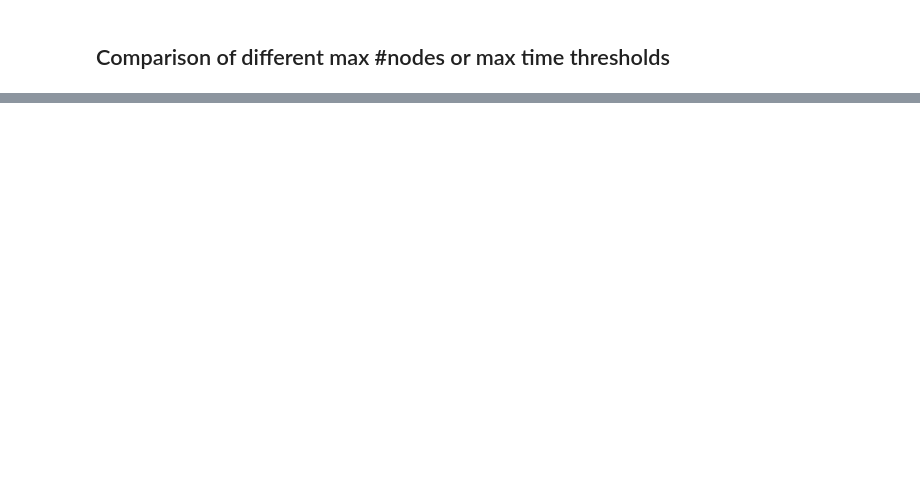
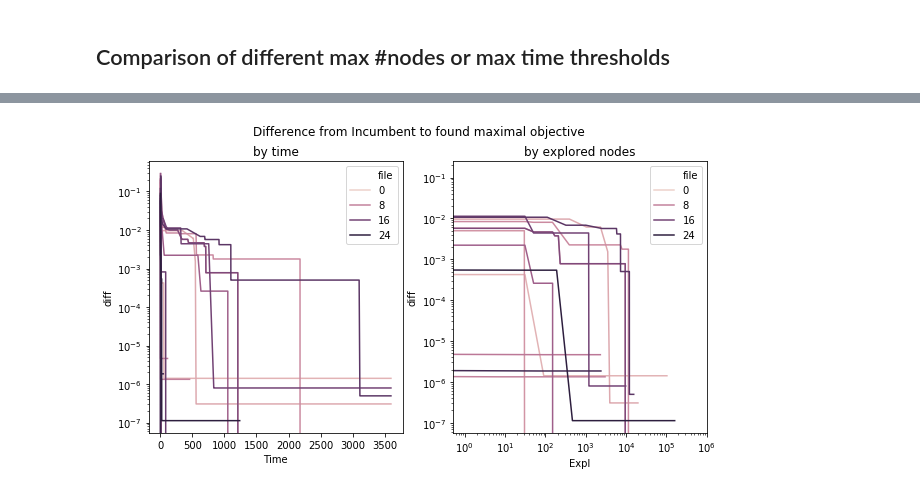
Before and after one commit to julia-kom/bert-ilp-matcher, a Jupyter notebook: src/main/python/Restriction Evaluation.ipynb, the cells around one changed output, grey strips where cells are left out. Cells and saved outputs as stored; diff of their text form; code cells hidden in the pictures; blank space fills up the shorter version.

Commit message:
add new gurobi incumbent analysis

```diff
--- a/src/main/python/Restriction Evaluation.ipynb
+++ b/src/main/python/Restriction Evaluation.ipynb
@@ -199,0 +209,23 @@ gurobi_df
+# %%
+folder = "../../../eval-results/_server-results/gurobi-logs/"
+df_gurobi_combined = []
+
+dir_list = next(os.walk(folder))[2]
+dir_list
+for index,file in  enumerate(dir_list):
+    if ".log" in file:
+        df_gurobi = read_gurobi(folder + file)
+        df_gurobi['file'] = index
+        df_gurobi_combined.append(df_gurobi)
+df_gurobi_combined = pd.concat(df_gurobi_combined)
+fig, (ax1, ax2) = plt.subplots(1,2, figsize=(10,5))
+fig.suptitle("Difference from Incumbent to found maximal objective")
+ax1.set(yscale="log")
+sns.lineplot(x="Time", y="diff", hue="file", data=df_gurobi_combined, ax = ax1);
+ax1.set_title("by time")
+
+ax2.set(yscale="log", xscale="log")
+ax2.set_title("by explored nodes")
+sns.lineplot(x="Expl", y="diff", hue="file", data=df_gurobi_combined, ax = ax2);
+# %% [output]
+[figure, added]
```
Also changed, not shown: parts of 3 cells of this notebook.
